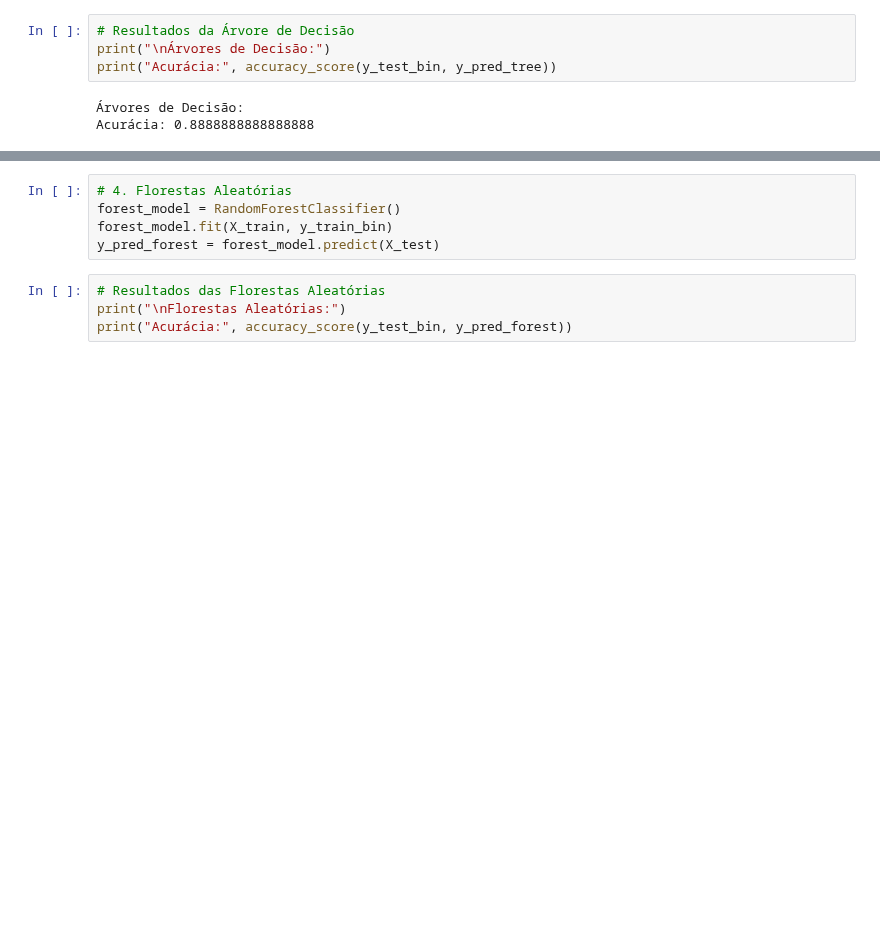
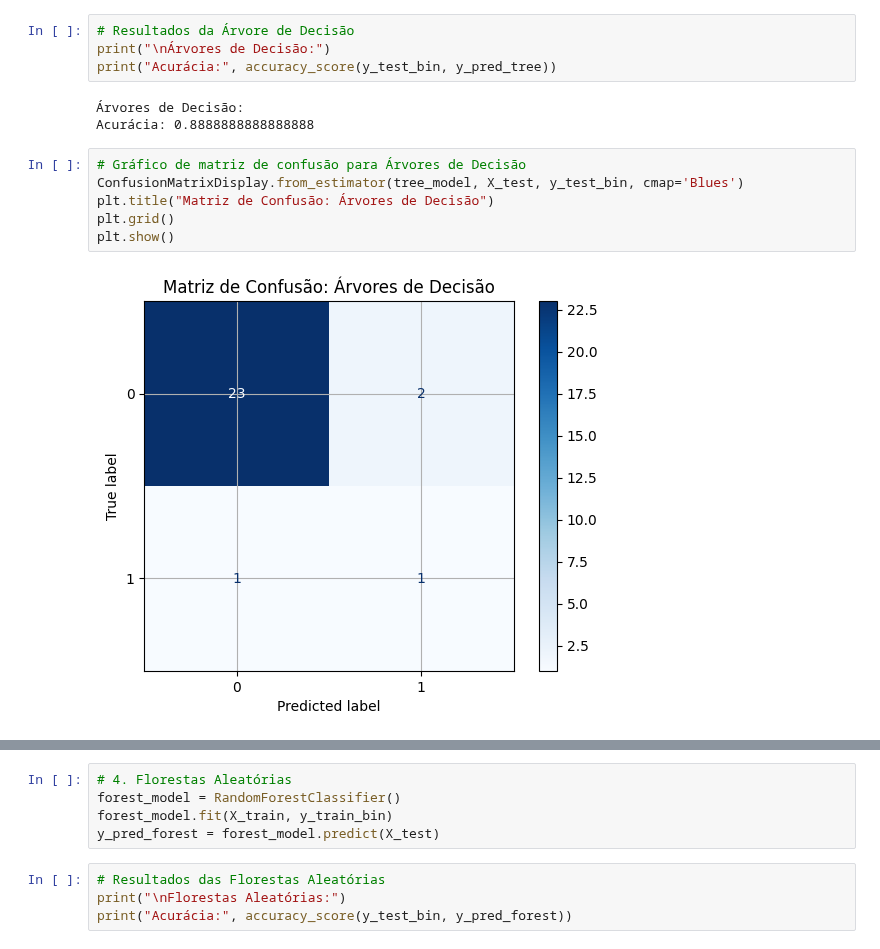
Before and after one commit to Bmartins25/Mineracao_de_dados_and_LLM_UFMG, a Jupyter notebook: TP3_fase_1_2_3_Predicao_de_dados.ipynb, the cells around one changed output, grey strips where cells are left out. Saved outputs shown, nothing was run; the diff lists cells and outputs as text; blank space fills up the shorter version.

```diff
--- a/TP3_fase_1_2_3_Predicao_de_dados.ipynb
+++ b/TP3_fase_1_2_3_Predicao_de_dados.ipynb
@@ -232,3 +246,11 @@ print("Acurácia:", accuracy_score(y_test_bin, y_pred_tree))
 # %% [output]
 Árvores de Decisão:
 Acurácia: 0.8888888888888888
+# %%
+# Gráfico de matriz de confusão para Árvores de Decisão
+ConfusionMatrixDisplay.from_estimator(tree_model, X_test, y_test_bin, cmap='Blues')
+plt.title("Matriz de Confusão: Árvores de Decisão")
+plt.grid()
+plt.show()
+# %% [output]
+[figure, added]
```
Also changed, not shown: parts of 10 cells of this notebook.
